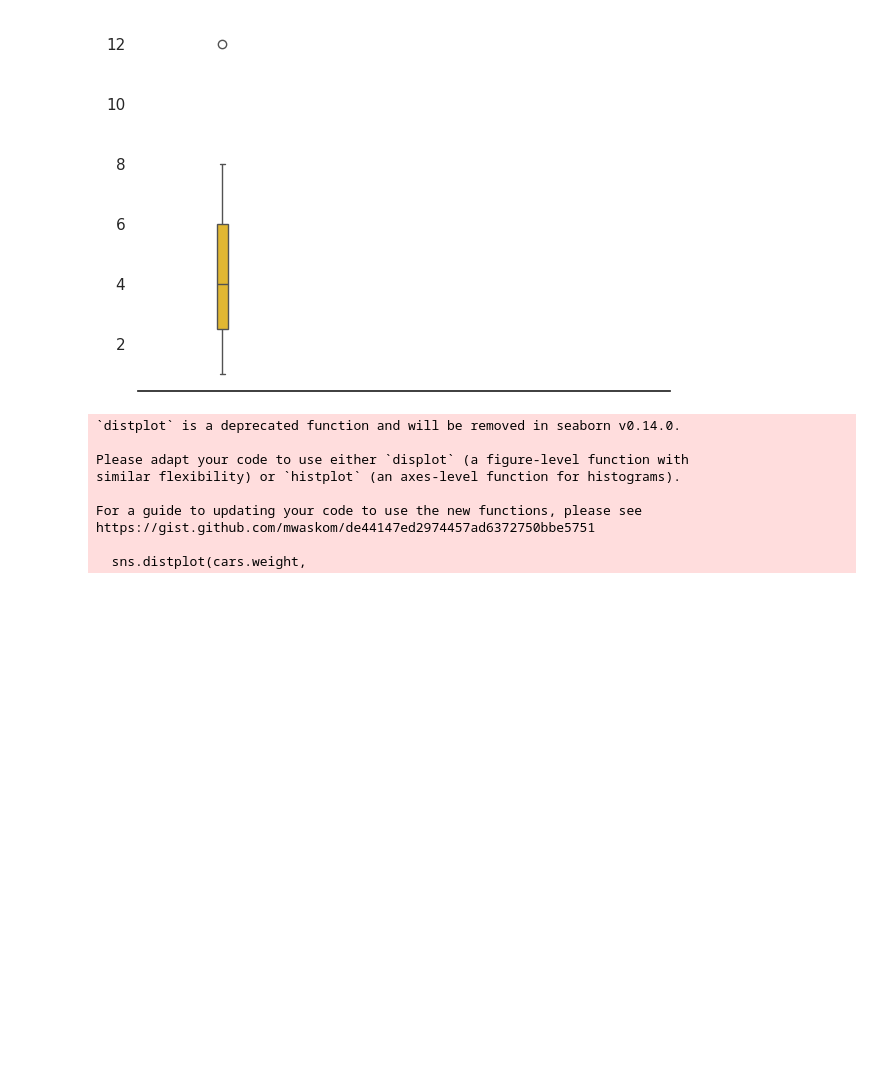
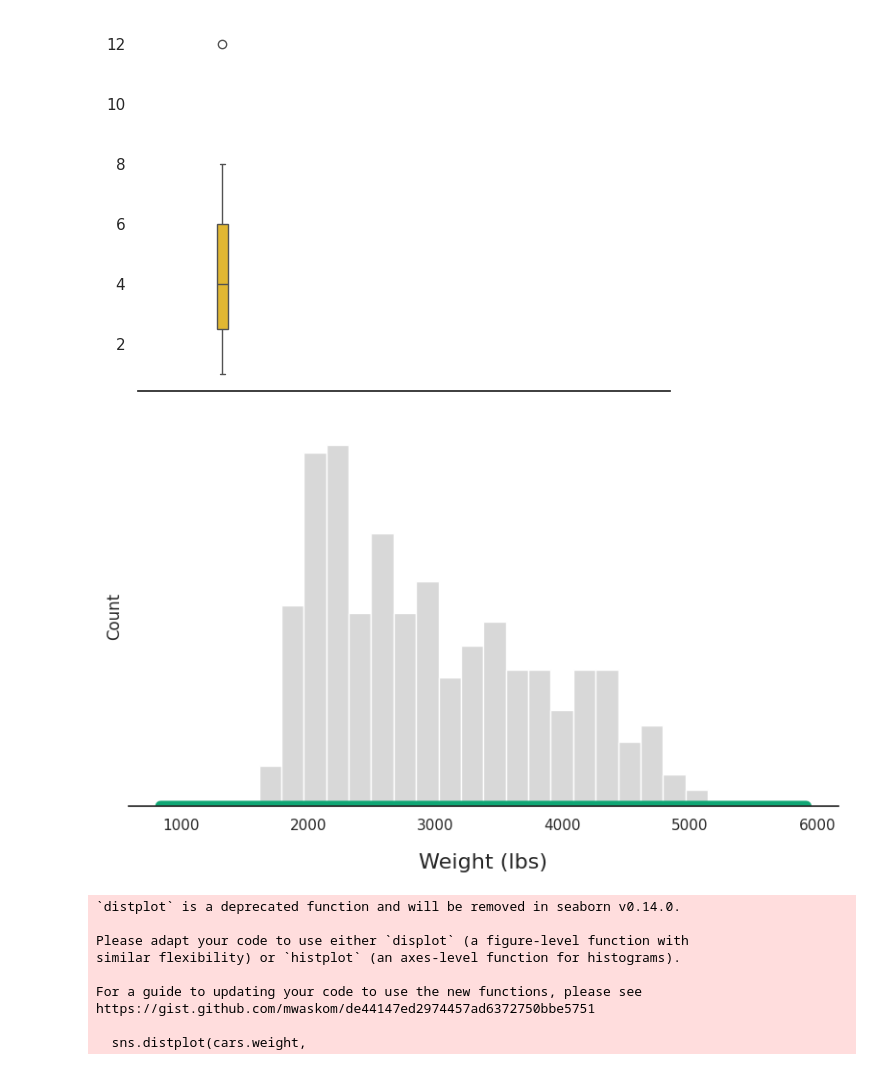
Before and after one commit to Davron030901/Matplotlib_and_Seaborn, a Jupyter notebook: 01_Seaborn_Intro.ipynb, the cells around one changed output. Cells and saved outputs as stored; diff of their text form; code cells hidden in the pictures; blank space fills up the shorter version.

```diff
--- a/01_Seaborn_Intro.ipynb
+++ b/01_Seaborn_Intro.ipynb
@@ -145,6 +170,20 @@ plt.xticks(range(0,13,2))
 plt.tight_layout();
 # %% [output]
 [figure]
+# %%
+plt.figure(figsize=(8, 5))
+
+sns.histplot(cars.weight, bins=20, color='gray', alpha=0.3, kde=False)
+sns.kdeplot(cars.weight, color='xkcd:bluish green', linewidth=8)
+
+sns.despine(left=True)
+plt.xlabel('Weight (lbs)', fontsize=16, labelpad=15)
+plt.yticks([])
+plt.tight_layout()
+
+plt.show()
+# %% [output]
+[figure, added]
 # %%
 plt.figure(figsize=(8,5))
 sns.distplot(cars.weight,
```
Also changed, not shown: parts of 3 cells of this notebook.
